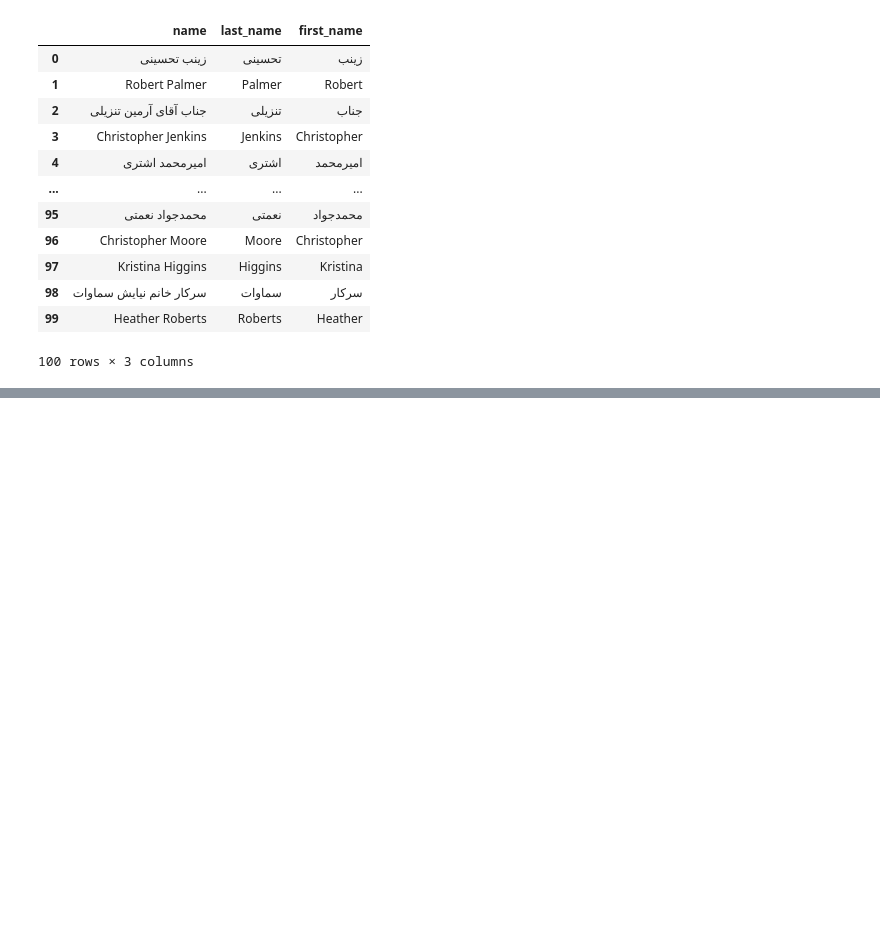
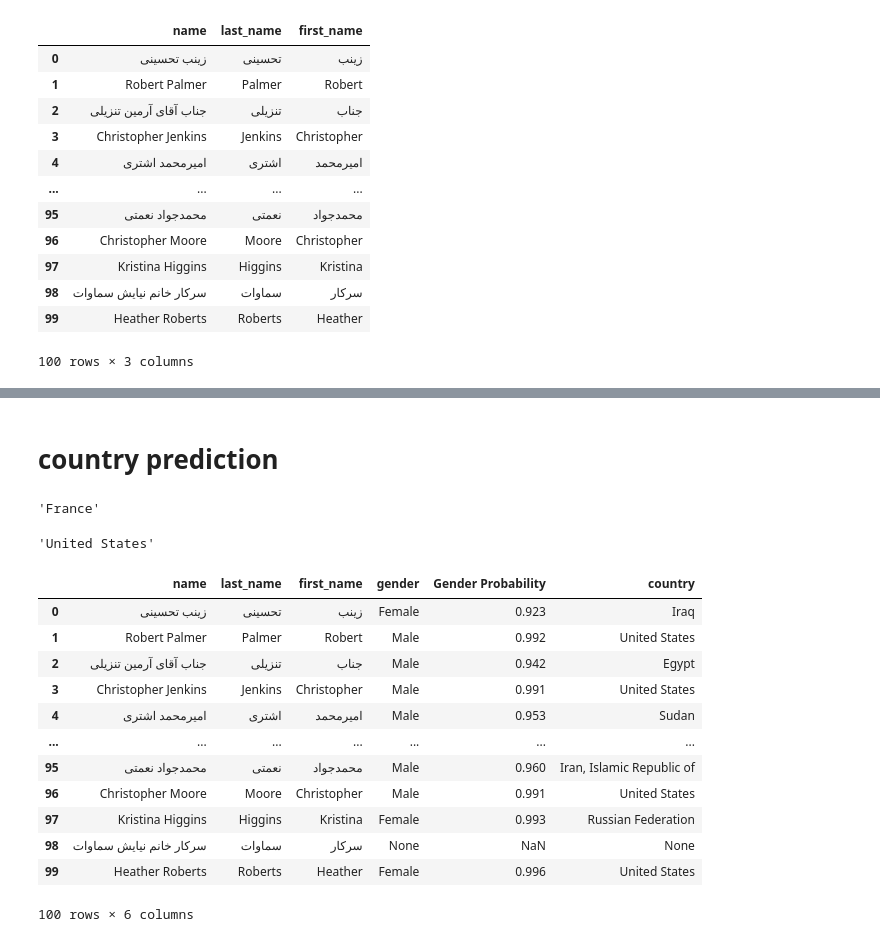
Before and after one commit to Behnekoogol/Gender_prediction-, a Jupyter notebook: Untitled.ipynb, the cells around one changed output, grey strips where cells are left out. Saved outputs shown, nothing was run; the diff lists cells and outputs as text; code cells hidden in the pictures; blank space fills up the shorter version.

```diff
--- a/Untitled.ipynb
+++ b/Untitled.ipynb
@@ -95,0 +131,9 @@ def name_to_gender(first_name):
+# %%
+def geder_prob(first_name):
+    '''
+    cheking the Probability of estimation!
+    '''
+    info = nd.search(first_name)['first_name']
+    if info is None:
+        return
+    return max(info['gender'].values())
@@ -95,0 +150,2 @@ def name_to_gender(first_name):
+# %%
+df['Gender Probability'] = df['first_name'].apply(lambda gp: geder_prob(gp))
@@ -95,0 +168,2 @@ def name_to_gender(first_name):
+# %% [markdown]
+# country prediction
@@ -95,0 +176,8 @@ def name_to_gender(first_name):
+# %%
+name_to_country('nicolas')
+# %% [output]
+'France'
+# %%
+name_to_country('Christopher')
+# %% [output]
+'United States'
@@ -95,0 +186,16 @@ def name_to_gender(first_name):
+# %%
+df
+# %% [output]
+|  | name | last_name | first_name | gender | Gender Probability | country |
+| 0 | زينب تحسینی | تحسینی | زينب | Female | 0.923 | Iraq |
+| 1 | Robert Palmer | Palmer | Robert | Male | 0.992 | United States |
+| 2 | جناب آقای آرمین تنزیلی | تنزیلی | جناب | Male | 0.942 | Egypt |
+| 3 | Christopher Jenkins | Jenkins | Christopher | Male | 0.991 | United States |
+| 4 | اميرمحمد اشتری | اشتری | اميرمحمد | Male | 0.953 | Sudan |
+| ... | ... | ... | ... | ... | ... | ... |
+| 95 | محمدجواد نعمتی | نعمتی | محمدجواد | Male | 0.960 | Iran, Islamic Republic of |
+| 96 | Christopher Moore | Moore | Christopher | Male | 0.991 | United States |
+| 97 | Kristina Higgins | Higgins | Kristina | Female | 0.993 | Russian Federation |
+| 98 | سرکار خانم نيايش سماوات | سماوات | سرکار | None | NaN | None |
+| 99 | Heather Roberts | Roberts | Heather | Female | 0.996 | United States |
+100 rows × 6 columns
```
Also changed, not shown: parts of 24 cells of this notebook, 1 other file.
